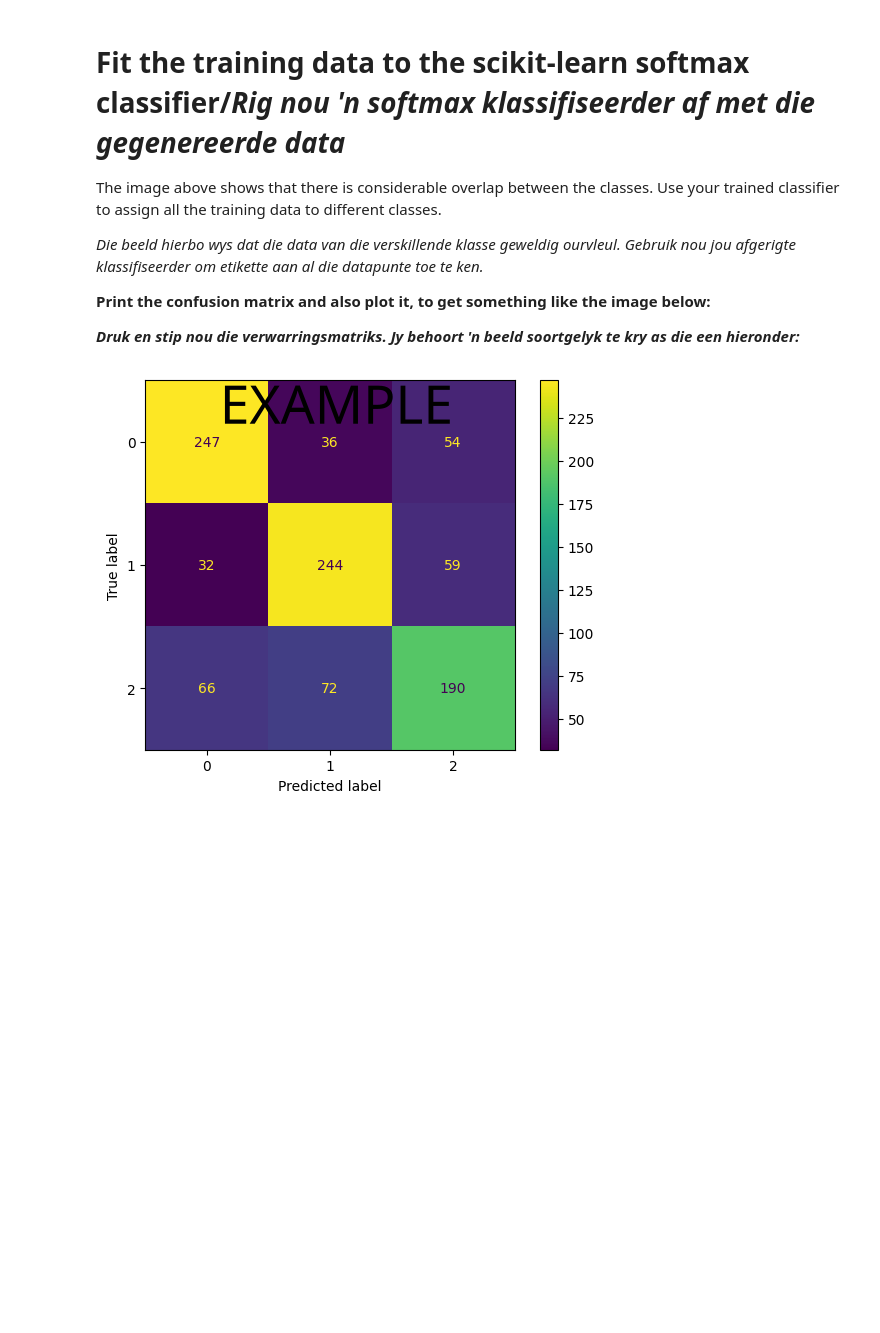
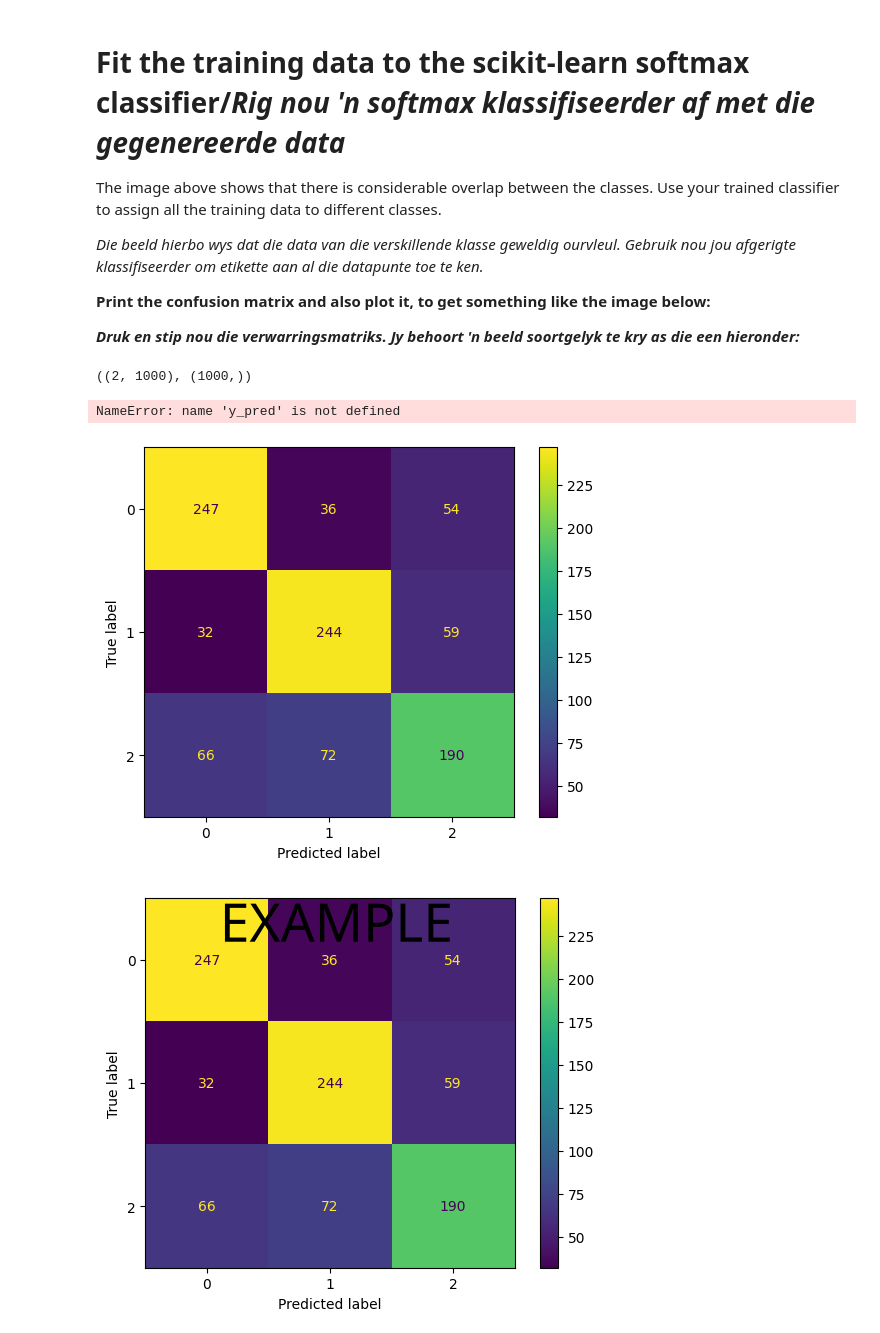
Before and after one commit to Obakeng-Mogale/assignment2, a Jupyter notebook: assign2.ipynb, the cells around one changed output. Saved outputs shown, nothing was run; the diff lists cells and outputs as text; code cells hidden in the pictures; blank space fills up the shorter version.

```diff
--- a/assign2.ipynb
+++ b/assign2.ipynb
@@ -68,3 +66,21 @@ conf_mat = confusion_matrix(
+# %%
+X.shape, y.shape
+# %% [output]
+((2, 1000), (1000,))
+# %%
+y.shape, y_pred.shape
+# %% [output]
+NameError: name 'y_pred' is not defined
+# %%
+model = logis()
+model.fit(X.T,y)
+y_pred = model.predict(X.T)
+conf_mat = confusion_matrix(y,y_pred)
+disp = ConfusionMatrixDisplay(confusion_matrix=conf_mat)
+disp.plot()
+plt.show()
+# %% [output]
+[figure, added]
 # %%
 display(Image(filename='./images/wm_confusion.png'))
 # %% [output]
```
Also changed, not shown: parts of 8 cells of this notebook, 1 other file.
